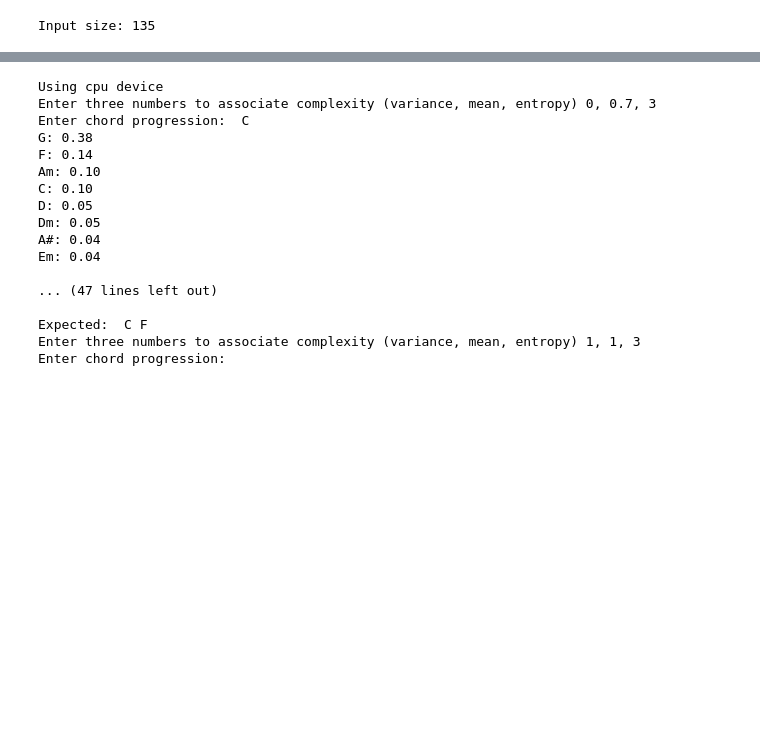
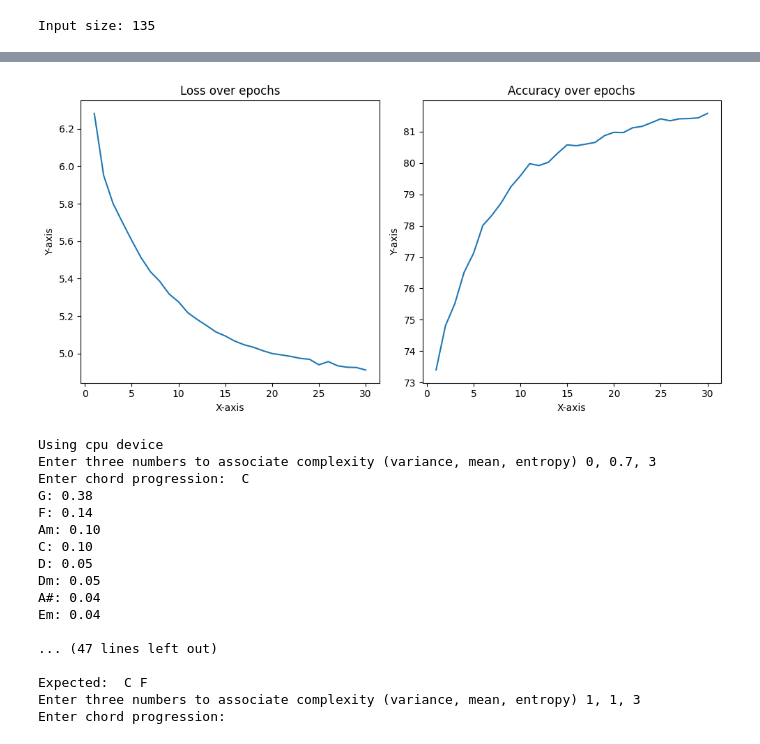
Before and after one commit to AyushAryal/MusicMuse, a Jupyter notebook: src/notes/rnn_chord_progressions_classification.ipynb, the cells around one changed output, grey strips where cells are left out. Saved outputs shown, nothing was run; the diff lists cells and outputs as text; code cells hidden in the pictures; blank space fills up the shorter version.

```diff
--- a/src/notes/rnn_chord_progressions_classification.ipynb
+++ b/src/notes/rnn_chord_progressions_classification.ipynb
@@ -191,0 +127,47 @@ Loss in test: 5.183657169342041
+# %%
+HIDDEN_SIZE = 30
+STATE_SIZE = 15
+
+def plot(epochs, losses, accuracies):
+    fig, (ax1, ax2) = plt.subplots(1, 2, figsize=(10, 5))
+    ax1.plot(epochs, losses)
+    ax1.set_title('Loss over epochs')
+    ax1.set_xlabel('X-axis')
+    ax1.set_ylabel('Y-axis')
+
+    ax2.plot(epochs, accuracies)
+    ax2.set_title('Accuracy over epochs')
+    ax2.set_xlabel('X-axis')
+    ax2.set_ylabel('Y-axis')
+    plt.tight_layout()
+    plt.show()
+
+def main():
+    device = (
+        "cuda"
+        if torch.cuda.is_available()
+        else "mps" if torch.backends.mps.is_available() else "cpu"
+    )
+    print(f"Using {device} device")
+
+    model = RNNetwork(INPUT_SIZE, OUTPUT_SIZE, HIDDEN_SIZE, STATE_SIZE).to(device)
+    loss = torch.nn.NLLLoss()
+    optimizer = torch.optim.Adam(model.parameters(), lr=0.00065)
+    epochs = 30
+    losses, accuracies = [], []
+    for epoch in range(epochs):
+        train_loss = train_loop(train_dataloader, model, loss, optimizer, epoch)
+        test_loss, accuracy = test_loop(test_dataloader, model, loss, epoch)
+
+        print("---------------")
+        print(f"Epoch: {epoch+1}")
+        print("Loss in training: ", train_loss)
+        print("Loss in test:", test_loss)
+        print("---------------\n")
+        losses.append(test_loss)
+        accuracies.append(accuracy)
+    torch.save(model.state_dict(), "../../out/rnn_chord_progressions_classification.pth")
+    plot(range(1, epochs + 1), losses, accuracies)
+
+main()
+# %% [output]
@@ -192,3 +191,4 @@ Loss in test: 5.183657169342041
+[figure, added]
 # %%
 def sandbox():
     device = (
```
Also changed, not shown: parts of 2 cells of this notebook, 2 other files.
